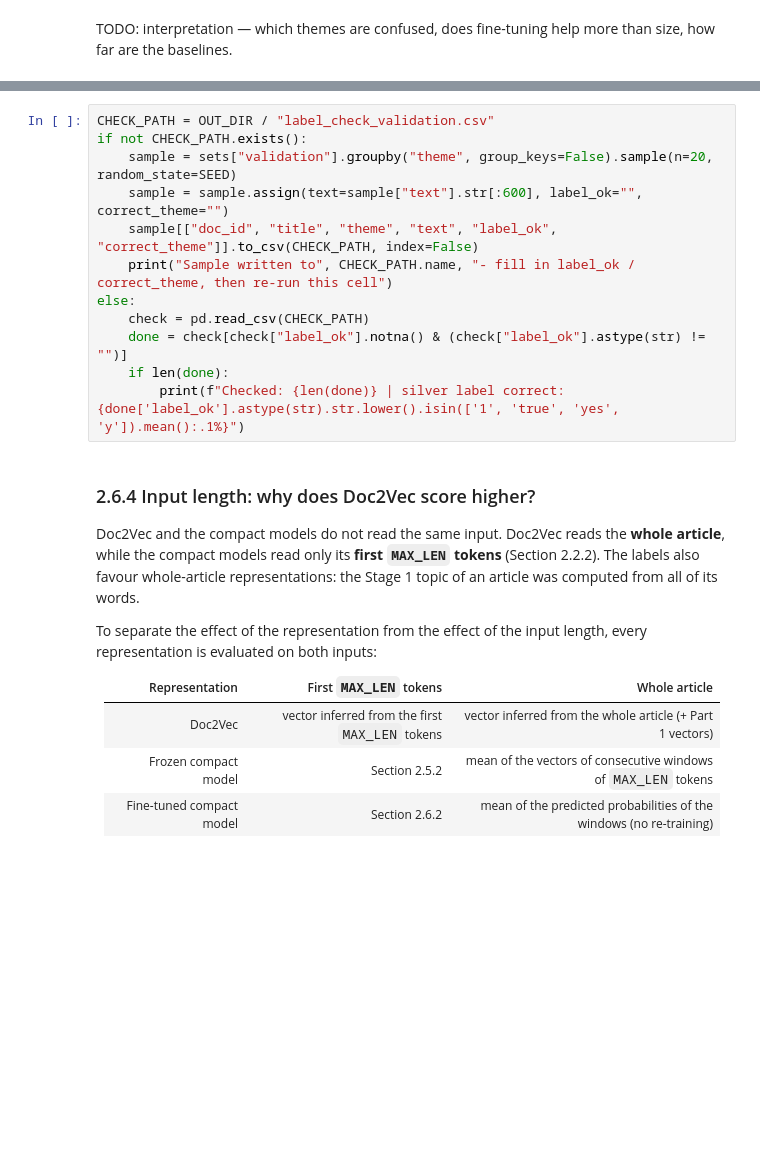
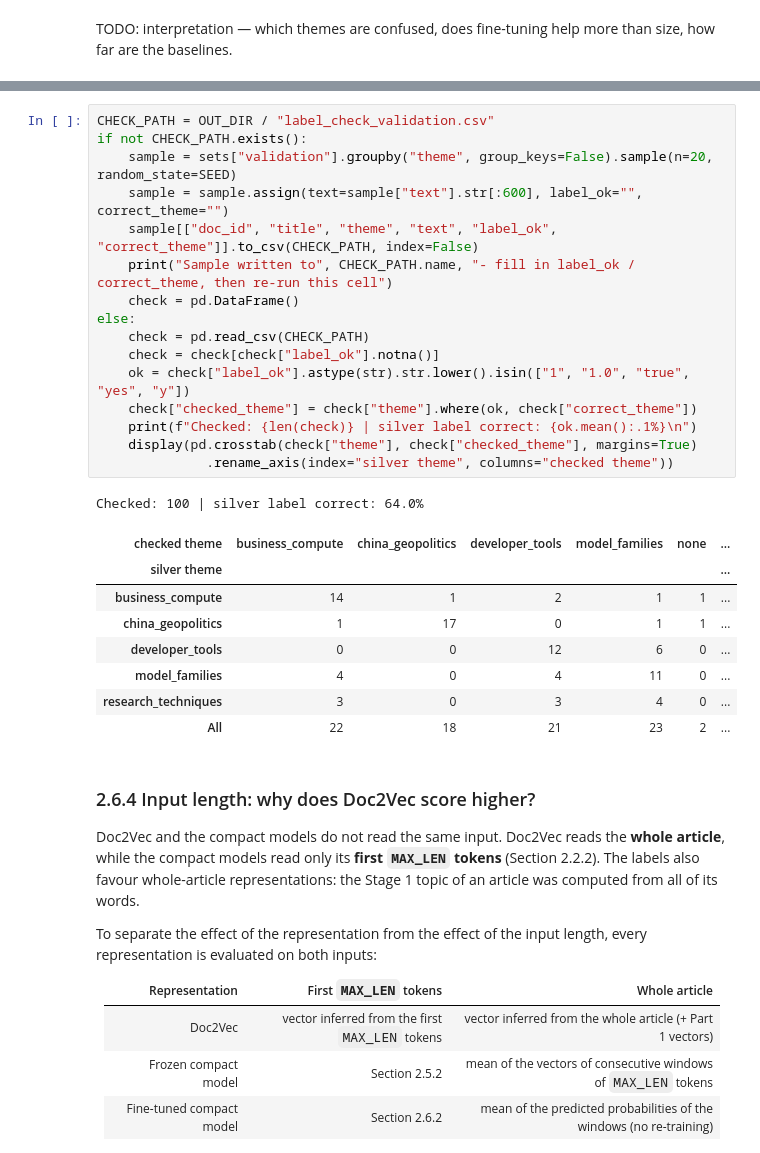
Before and after one commit to jihyeon26/2026-09-CLT-computational_language, a Jupyter notebook: colab/stage2_wp2_finetuning.ipynb, the cells around one changed output, grey strips where cells are left out. Cells and saved outputs as stored; diff of their text form; blank space fills up the shorter version.

```diff
--- a/colab/stage2_wp2_finetuning.ipynb
+++ b/colab/stage2_wp2_finetuning.ipynb
@@ -495,15 +517,29 @@ The validation labels come from the Stage 1 topic model. To estimate how much of
 # %%
 CHECK_PATH = OUT_DIR / "label_check_validation.csv"
 if not CHECK_PATH.exists():
     sample = sets["validation"].groupby("theme", group_keys=False).sample(n=20, random_state=SEED)
     sample = sample.assign(text=sample["text"].str[:600], label_ok="", correct_theme="")
     sample[["doc_id", "title", "theme", "text", "label_ok", "correct_theme"]].to_csv(CHECK_PATH, index=False)
     print("Sample written to", CHECK_PATH.name, "- fill in label_ok / correct_theme, then re-run this cell")
+    check = pd.DataFrame()
 else:
     check = pd.read_csv(CHECK_PATH)
-    done = check[check["label_ok"].notna() & (check["label_ok"].astype(str) != "")]
-    if len(done):
-        print(f"Checked: {len(done)} | silver label correct: {done['label_ok'].astype(str).str.lower().isin(['1', 'true', 'yes', 'y']).mean():.1%}")
+    check = check[check["label_ok"].notna()]
+    ok = check["label_ok"].astype(str).str.lower().isin(["1", "1.0", "true", "yes", "y"])
+    check["checked_theme"] = check["theme"].where(ok, check["correct_theme"])
+    print(f"Checked: {len(check)} | silver label correct: {ok.mean():.1%}\n")
+    display(pd.crosstab(check["theme"], check["checked_theme"], margins=True)
+              .rename_axis(index="silver theme", columns="checked theme"))
+# %% [output]
+Checked: 100 | silver label correct: 64.0%
+| checked theme | business_compute | china_geopolitics | developer_tools | model_families | none | ... |
+| silver theme |  |  |  |  |  | ... |
+| business_compute | 14 | 1 | 2 | 1 | 1 | ... |
+| china_geopolitics | 1 | 17 | 0 | 1 | 1 | ... |
+| developer_tools | 0 | 0 | 12 | 6 | 0 | ... |
+| model_families | 4 | 0 | 4 | 11 | 0 | ... |
+| research_techniques | 3 | 0 | 3 | 4 | 0 | ... |
+| All | 22 | 18 | 21 | 23 | 2 | ... |
 # %% [markdown]
 ### 2.6.4 Input length: why does Doc2Vec score higher?
 Doc2Vec and the compact models do not read the same input. Doc2Vec reads the **whole article**, while the compact models read only its **first `MAX_LEN` tokens** (Section 2.2.2). The labels also favour whole-article representations: the Stage 1 topic of an article was computed from all of its words.
```
Also changed, not shown: parts of 11 cells of this notebook.
